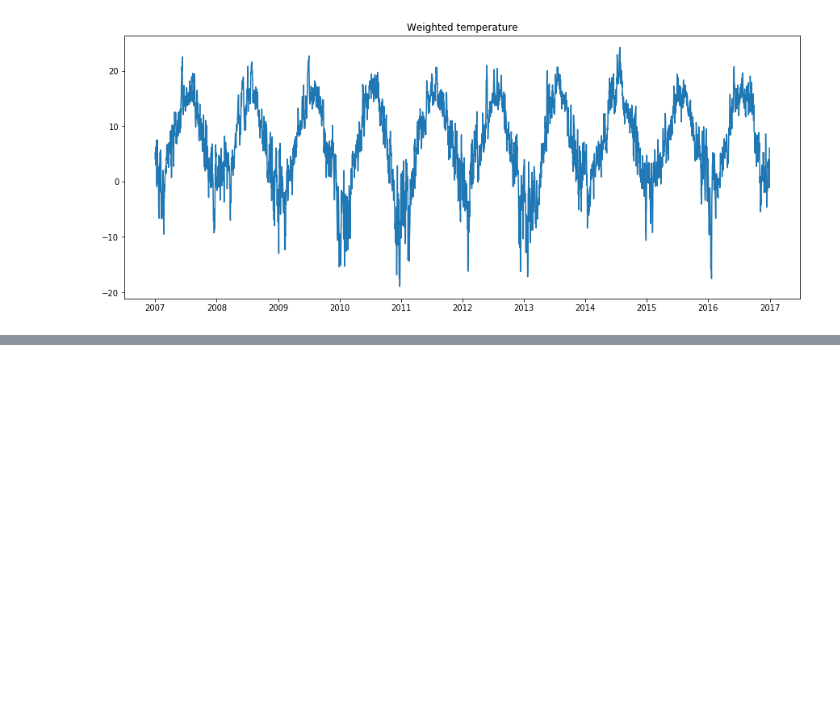
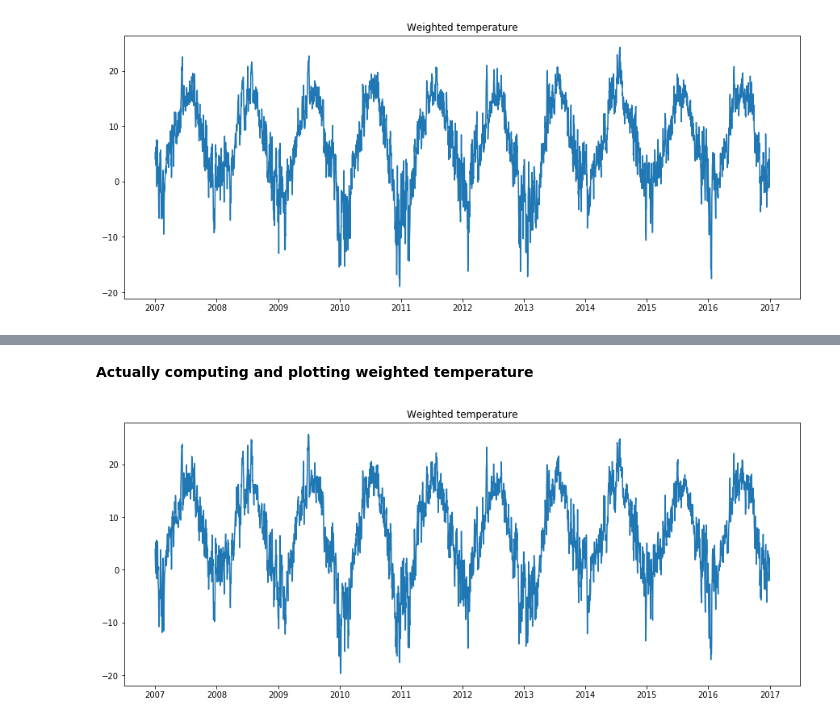
Before and after one commit to Lecheps/HBV_modelling, a Jupyter notebook: HBV_Alna_Storelva.ipynb, the cells around one changed output, grey strips where cells are left out. Cells and saved outputs as stored; diff of their text form; code cells hidden in the pictures; blank space fills up the shorter version.

```diff
--- a/HBV_Alna_Storelva.ipynb
+++ b/HBV_Alna_Storelva.ipynb
@@ -398,0 +722,19 @@ plt.show()
+# %% [markdown]
+**Actually computing and plotting weighted temperature**
+# %%
+#Getting weighted precipitation
+totalWeight = sum(list(weightDict[list(weightDict.keys())[0]].values()))
+weighted_temp = []
+for index, row in temperature.iterrows() :
+    key = row.notnull();
+    myHash = hashlib.md5(np.array(row.notnull()))
+    weights = weightDict[myHash.hexdigest()]
+    weighted_temp.append( sum(row[list(weights.keys())] * list(weights.values()) / totalWeight) )
+
+
+f = plt.figure(figsize=(15,6))
+plt.title('Weighted temperature', color='black')
+plt.plot(temperature.index.to_pydatetime(),weighted_temp)
+plt.show()
+# %% [output]
+[figure, added]
```
Also changed, not shown: parts of 22 cells of this notebook.
